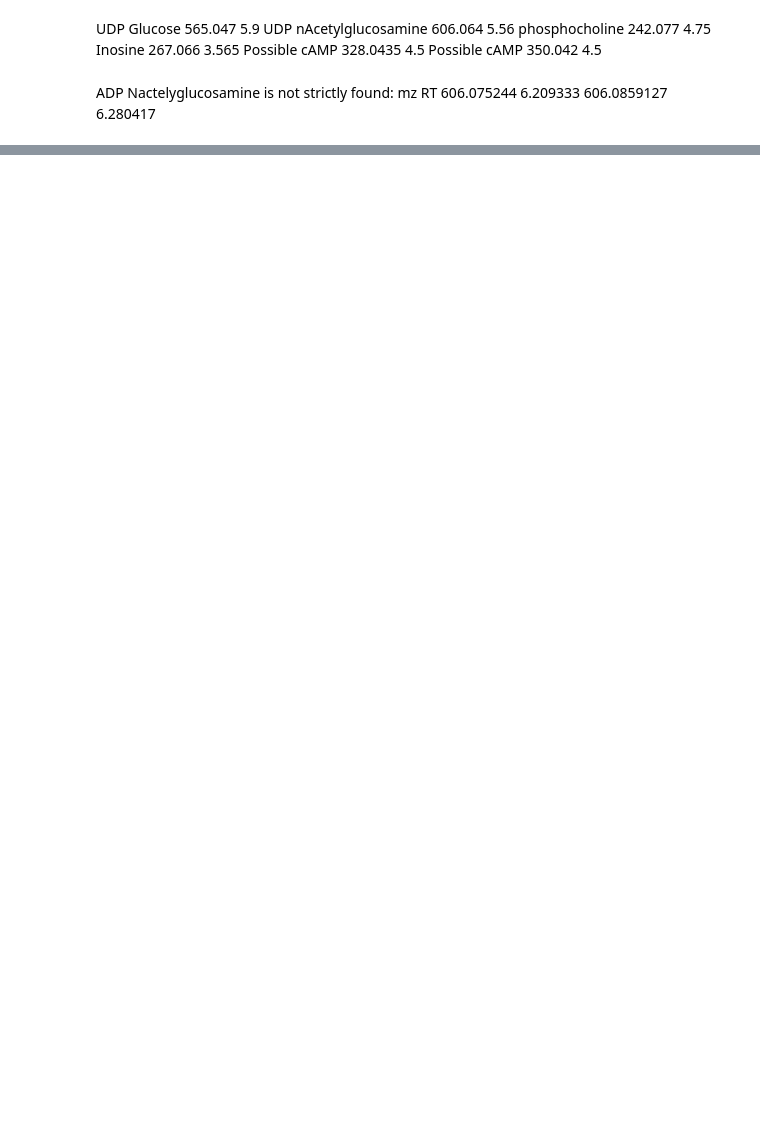
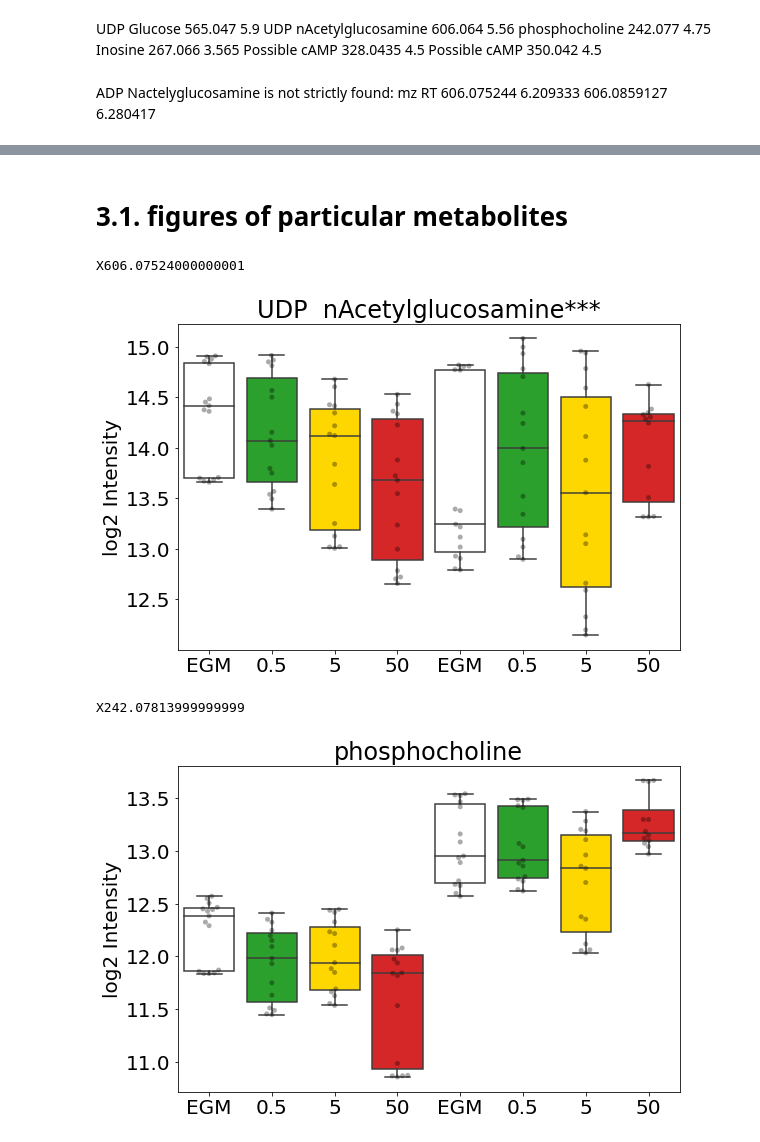
Before and after one commit to adelomana/HUVECs, a Jupyter notebook: Fig.4.untargeted/stable metabolites.ipynb, the cells around one changed output, grey strips where cells are left out. Saved outputs shown, nothing was run; the diff lists cells and outputs as text; code cells hidden in the pictures; blank space fills up the shorter version.

```diff
--- a/Fig.4.untargeted/stable metabolites.ipynb
+++ b/Fig.4.untargeted/stable metabolites.ipynb
@@ -285,0 +306,39 @@ log2FC 0.15069422614673256 0.11905848499013993 0.049228784998439856
+# %% [markdown]
+# 3.1. figures of particular metabolites
+# %%
+plotting_peaks = ['X606.07524000000001', 'X242.07813999999999']
+plotting_peaks_names = ['UDP  nAcetylglucosamine***', 'phosphocholine']
+# %%
+references = [(4, 'EGM'), (24, 'EGM')]
+conditions = ['1.0', '10.0', '100.0']
+
+for plotting_peak in plotting_peaks:
+    print(plotting_peak)
+    all_boxplot_values = []
+
+    for reference in references:
+        denominator_values = df[(df['Time'] == reference[0]) & (df['Treatment'] == reference[1])][plotting_peak].values
+        all_boxplot_values.append(numpy.log2(10**denominator_values))
+        for condition in conditions:
+            numerator_values = df[(df['Time'] == reference[0]) & (df['Treatment'] == condition)][plotting_peak].values
+            all_boxplot_values.append(numpy.log2(10**numerator_values))
+
+    # generate figure of boxplots
+    g = seaborn.boxplot(data=all_boxplot_values)
+    h = seaborn.swarmplot(data=all_boxplot_values, color='black', alpha=1/3)
+
+    wcolors = ['white', 'tab:green', 'gold', 'tab:red', 'white', 'tab:green', 'gold', 'tab:red']
+    for i in range(len(g.artists)):
+        g.artists[i].set_facecolor(wcolors[i])
+
+
+    matplotlib.pyplot.xticks([0, 1, 2, 3, 4, 5, 6, 7], ['EGM', '0.5', '5', '50', 'EGM', '0.5', '5', '50'])
+    matplotlib.pyplot.ylabel('log2 Intensity')
+    matplotlib.pyplot.title(plotting_peaks_names[plotting_peaks.index(plotting_peak)])
+
+    matplotlib.pyplot.show()
+# %% [output]
+X606.07524000000001
+[figure, added]
+X242.07813999999999
+[figure, added]
```
Also changed, not shown: parts of 5 cells of this notebook.
